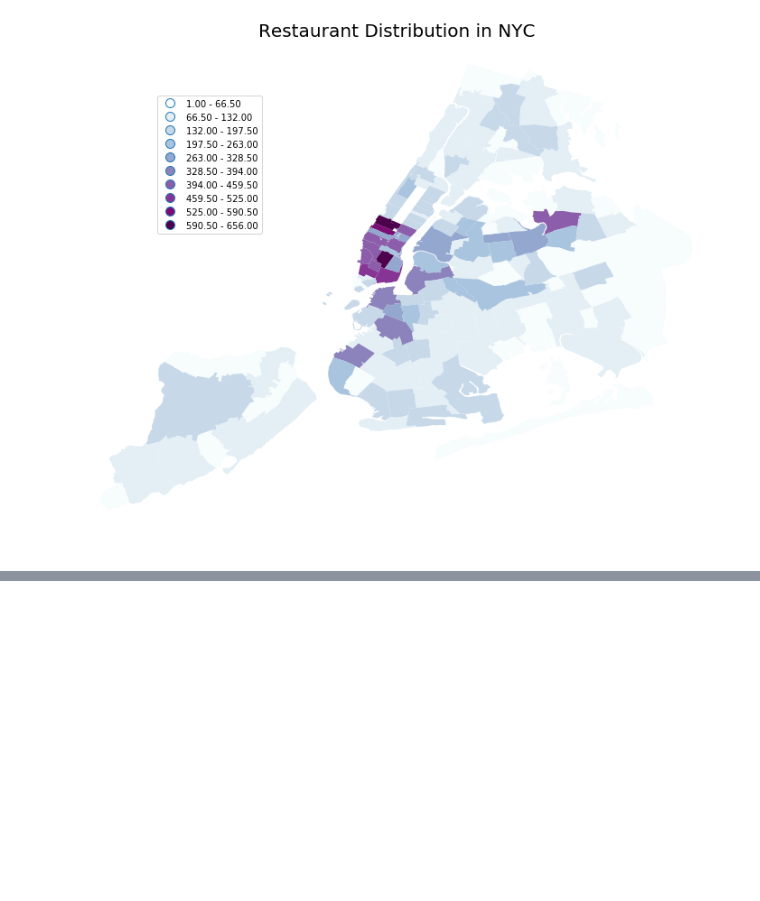
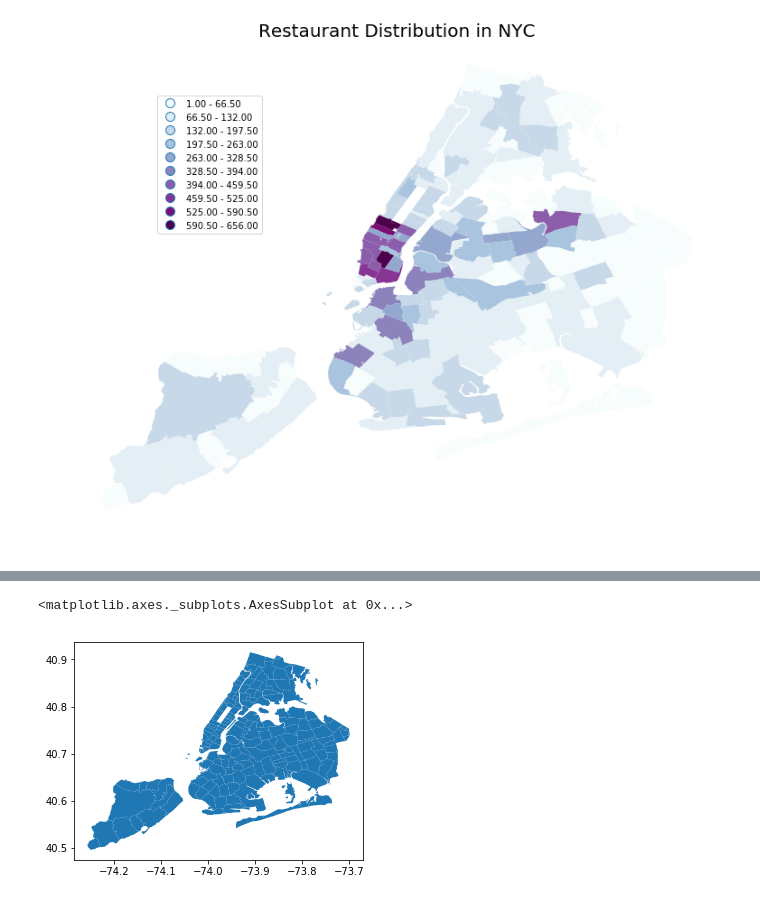
Before and after one commit to tiroger/nyc_rats, a Jupyter notebook: rat_restaurants.ipynb, the cells around one changed output, grey strips where cells are left out. Drawn from its saved outputs; the diff is of its cells as text; code cells hidden in the pictures; blank space fills up the shorter version.

```diff
--- a/rat_restaurants.ipynb
+++ b/rat_restaurants.ipynb
@@ -138,0 +124,3 @@ plt.savefig(imgfile)
+# %%
+# Opening population dataset
+nyc_pop = pd.read_csv('resources/nyc_pop.csv')
@@ -138,0 +137,3 @@ plt.savefig(imgfile)
+# %%
+nyc_pop = nyc_pop[['postalCode', 'Population']]
+nyc_pop.head()
@@ -138,0 +153,3 @@ plt.savefig(imgfile)
+# %%
+pop_by_zip = pd.merge(nyc, nyc_pop, on='postalCode', how='inner')
+pop_by_zip.head()
@@ -138,0 +163,5 @@ plt.savefig(imgfile)
+# %%
+pop_by_zip.plot()
+# %% [output]
+<matplotlib.axes._subplots.AxesSubplot at 0x...>
+[figure, added]
```
Also changed, not shown: parts of 9 cells of this notebook, 3 other files.
